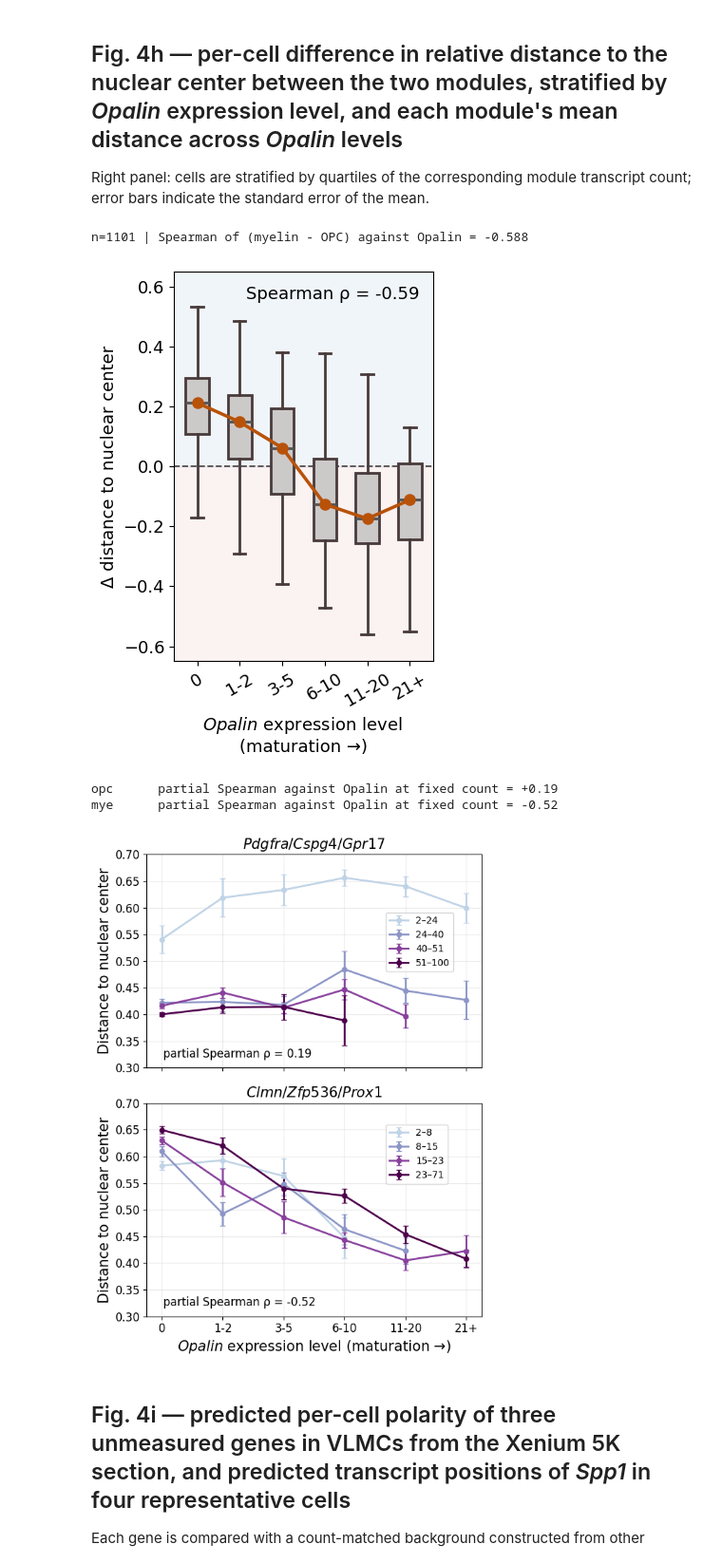
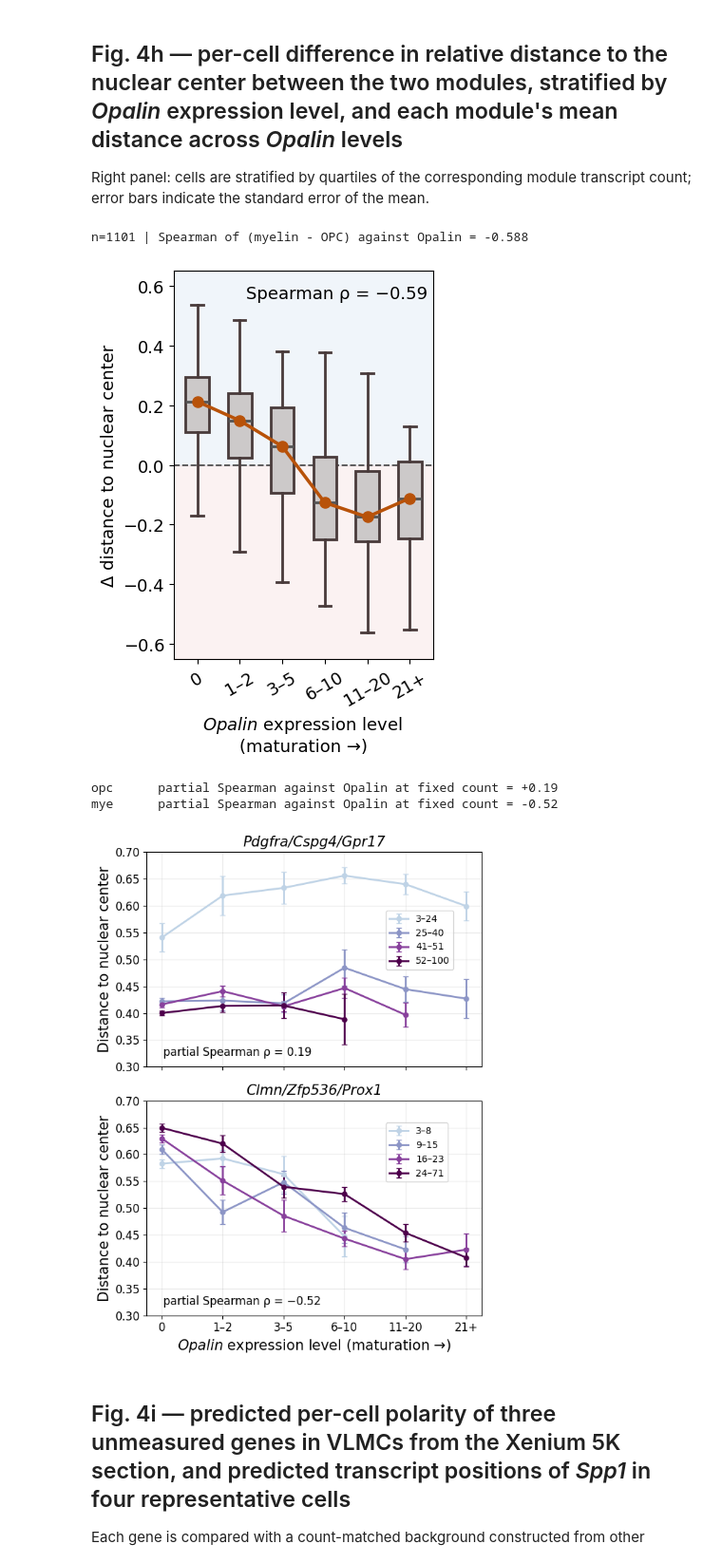
Before and after one commit to aster-ww/SVC-reproducibility, a Jupyter notebook: fig4/fig4_reproducibility.ipynb, the cells around one changed output. Shown at 95% size. Cells and saved outputs as stored; diff of their text form; code cells hidden in the pictures.

```diff
--- a/fig4/fig4_reproducibility.ipynb
+++ b/fig4/fig4_reproducibility.ipynb
@@ -420,7 +422,7 @@ error bars indicate the standard error of the mean.
 # Fig. 4h
 from scipy.stats import rankdata, spearmanr
 
-LEVELS = ['0', '1-2', '3-5', '6-10', '11-20', '21+']
+LEVELS = ['0', '1–2', '3–5', '6–10', '11–20', '21+']
 EDGES = [-.1, 0, 2, 5, 10, 20, 1e4]
 BOX, BOX_EDGE, MEDIAN_LINE = '#ccc9c9', '#493b3b', '#B85209'
 MIN_IN_BIN, N_COUNT_BINS = 8, 4
@@ -449,7 +451,7 @@ ax.tick_params(axis='y', labelsize=13)
 ax.set_ylim(low, high); ax.set_xlim(-0.55, len(LEVELS) - 0.45)
 ax.set_xlabel('$\\it{Opalin}$ expression level \n(maturation →)', fontsize=13)
 ax.set_ylabel('Δ distance to nuclear center', fontsize=13)
-ax.text(0.28, 0.93, 'Spearman ρ = %+.2f' % rho, transform=ax.transAxes, fontsize=13)
+ax.text(0.28, 0.93, ('Spearman ρ = %+.2f' % rho).replace('-', '−'), transform=ax.transAxes, fontsize=13)
 
 fig.tight_layout()
 plt.show()
@@ -462,47 +464,47 @@ def partial_spearman(y, x, control):
 
 shade = plt.get_cmap('BuPu')
 position = {l: i for i, l in enumerate(LEVELS)}
-panels = [(r'$\it{Pdgfra}$/$\it{Cspg4}$/$\it{Gpr17}$', 'opc', 'opc_n'),
-          (r'$\it{Clmn}$/$\it{Zfp536}$/$\it{Prox1}$', 'mye', 'mye_n')]
+panels = [('Pdgfra/Cspg4/Gpr17', 'opc', 'opc_n'),
+          ('Clmn/Zfp536/Prox1', 'mye', 'mye_n')]
 
 fig, ax = plt.subplots(2, 1, figsize=(6, 8), sharex=True)
 for a, (title, column, count) in zip(ax, panels):
     maturation['count_bin'] = pd.qcut(maturation[count], N_COUNT_BINS, duplicates='drop')
     bins = list(maturation.count_bin.cat.categories)
     for k, edge in enumerate(bins):
         of_bin = maturation[maturation.count_bin == edge]
         x, y, err = [], [], []
         for level in LEVELS:
             cells = of_bin[of_bin.level == level]
             if len(cells) >= MIN_IN_BIN:
                 x.append(position[level])
                 y.append(cells[column].mean())
                 err.append(cells[column].std() / np.sqrt(len(cells)))
         a.errorbar(x, y, yerr=err, marker='o', ms=5, lw=2, capsize=3,
                    color=shade(0.25 + 0.75 * k / (len(bins) - 1)),
-                   label='%d–%d' % (max(int(edge.left), 0), int(edge.right)))
+                   label='%d–%d' % (int(np.floor(edge.left)) + 1, int(edge.right)))
     partial = partial_spearman(maturation[column].values, maturation.opal.values,
                                maturation[count].values)
-    a.set_title(title, fontsize=15, color='black')
-    a.text(0.05, 0.05, 'partial Spearman ρ = %.2f' % partial, transform=a.transAxes,
+    a.set_title(title, fontsize=15, color='black', fontstyle='italic')
+    a.text(0.05, 0.05, ('partial Spearman ρ = %.2f' % partial).replace('-', '−'), transform=a.transAxes,
            fontsize=12, color='black')
     a.set_xticks(range(len(LEVELS))); a.set_xticklabels(LEVELS)
     a.grid(alpha=0.25); a.tick_params(axis='both', labelsize=12)
     a.set_ylim(0.3, 0.7)
     a.set_ylabel('Distance to nuclear center', fontsize=15)
     print('%-8s partial Spearman against Opalin at fixed count = %+.2f' % (column, partial))
 
 ax[1].set_xlabel('$\\it{Opalin}$ expression level (maturation →)', fontsize=15)
 ax[0].legend(fontsize=10, frameon=True, bbox_to_anchor=(0.7, 0.75))
 ax[1].legend(fontsize=10, frameon=True, bbox_to_anchor=(0.7, 0.6))
 fig.tight_layout()
 plt.show()
 # %% [output]
 n=1101 | Spearman of (myelin - OPC) against Opalin = -0.588
-[figure, old version]
+[figure, new version]
 opc      partial Spearman against Opalin at fixed count = +0.19
 mye      partial Spearman against Opalin at fixed count = -0.52
-[figure, old version]
+[figure, new version]
 # %% [markdown]
 ## Fig. 4i — predicted per-cell polarity of three unmeasured genes in VLMCs from the Xenium 5K section, and predicted transcript positions of *Spp1* in four representative cells
 
```
Also changed, not shown: parts of 5 cells of this notebook, 3 other files.
